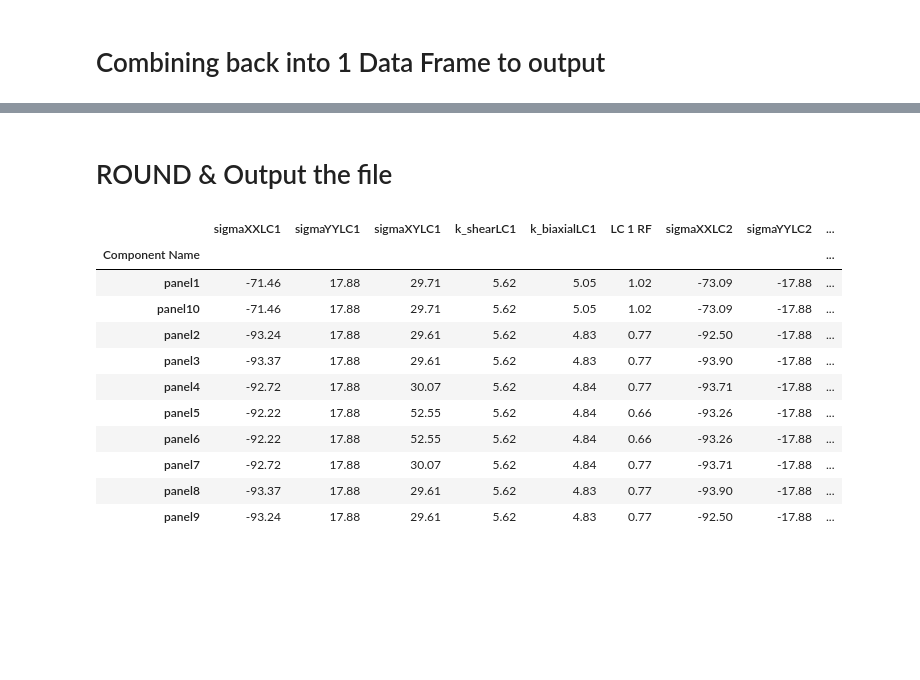
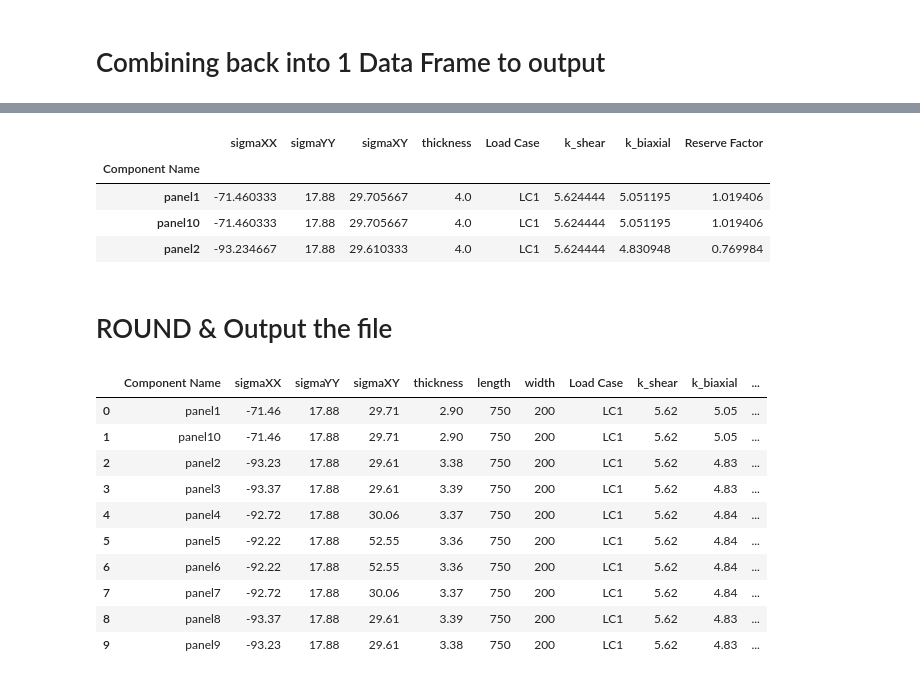
Before and after one commit to fabianober/tum-ase-project-2025-1_2, a Jupyter notebook: prototyping_notebooks/task_1e.ipynb, the cells around one changed output, grey strips where cells are left out. Cells and saved outputs as stored; diff of their text form; code cells hidden in the pictures; blank space fills up the shorter version.

```diff
--- a/prototyping_notebooks/task_1e.ipynb
+++ b/prototyping_notebooks/task_1e.ipynb
@@ -212,6 +174,0 @@ panelLC1.head(3)
-# %%
-# Rename columns to be unambigous
-panelLC1 = panelLC1.rename(columns={"Reserve Factor": "LC 1 RF", 'sigmaXX':'sigmaXXLC1', 'sigmaYY':'sigmaYYLC1', 'sigmaXY':'sigmaXYLC1', 'k_shear':'k_shearLC1', 'k_biaxial':'k_biaxialLC1'})
-panelLC2 = panelLC2.rename(columns={"Reserve Factor": "LC 2 RF", 'sigmaXX':'sigmaXXLC2', 'sigmaYY':'sigmaYYLC2', 'sigmaXY':'sigmaXYLC2', 'k_shear':'k_shearLC2', 'k_biaxial':'k_biaxialLC2'})
-panelLC3 = panelLC3.rename(columns={"Reserve Factor": "LC 3 RF", 'sigmaXX':'sigmaXXLC3', 'sigmaYY':'sigmaYYLC3', 'sigmaXY':'sigmaXYLC3', 'k_shear':'k_shearLC3', 'k_biaxial':'k_biaxialLC3'})
-panelLC1
@@ -231,4 +175,5 @@ panelLC1
 # %%
-outputDf = pd.concat([panelLC1, panelLC2, panelLC3], axis=1)
+outputDf = pd.concat([panelLC1, panelLC2, panelLC3], axis=0)
+outputDf = outputDf.reset_index()
 outputDf
 # %% [output]
@@ -246,0 +199,3 @@ outputDf
+# %%
+outputDf["thickness"] = outputDf.apply(panelBuckReverse,EModulus=EModulus, nu=nu, axis=1)
+outputDf
@@ -247,19 +220,28 @@ outputDf
+# %%
+#Drop irrelevant columns
+outputDf = outputDf.drop(['length', 'width'], axis=1)
+outputDf.head(3)
+# %% [output]
+|  | sigmaXX | sigmaYY | sigmaXY | thickness | Load Case | k_shear | k_biaxial | Reserve Factor |
+| Component Name |  |  |  |  |  |  |  |  |
+| panel1 | -71.460333 | 17.88 | 29.705667 | 4.0 | LC1 | 5.624444 | 5.051195 | 1.019406 |
+| panel10 | -71.460333 | 17.88 | 29.705667 | 4.0 | LC1 | 5.624444 | 5.051195 | 1.019406 |
+| panel2 | -93.234667 | 17.88 | 29.610333 | 4.0 | LC1 | 5.624444 | 4.830948 | 0.769984 |
 # %% [markdown]
 # ROUND & Output the file
 # %%
 outputDf = outputDf.round(rounding_digits)
-outputDf.to_excel(f'../data/{name}/output/processed_e.xlsx')
+outputDf.to_csv(f'../data/{name}/output/processed_e.csv')
 outputDf.head(10)
 # %% [output]
-|  | sigmaXXLC1 | sigmaYYLC1 | sigmaXYLC1 | k_shearLC1 | k_biaxialLC1 | LC 1 RF | sigmaXXLC2 | sigmaYYLC2 | ... |
-| Component Name |  |  |  |  |  |  |  |  | ... |
-| panel1 | -71.46 | 17.88 | 29.71 | 5.62 | 5.05 | 1.02 | -73.09 | -17.88 | ... |
-| panel10 | -71.46 | 17.88 | 29.71 | 5.62 | 5.05 | 1.02 | -73.09 | -17.88 | ... |
-| panel2 | -93.24 | 17.88 | 29.61 | 5.62 | 4.83 | 0.77 | -92.50 | -17.88 | ... |
-| panel3 | -93.37 | 17.88 | 29.61 | 5.62 | 4.83 | 0.77 | -93.90 | -17.88 | ... |
-| panel4 | -92.72 | 17.88 | 30.07 | 5.62 | 4.84 | 0.77 | -93.71 | -17.88 | ... |
-| panel5 | -92.22 | 17.88 | 52.55 | 5.62 | 4.84 | 0.66 | -93.26 | -17.88 | ... |
-| panel6 | -92.22 | 17.88 | 52.55 | 5.62 | 4.84 | 0.66 | -93.26 | -17.88 | ... |
-| panel7 | -92.72 | 17.88 | 30.07 | 5.62 | 4.84 | 0.77 | -93.71 | -17.88 | ... |
-| panel8 | -93.37 | 17.88 | 29.61 | 5.62 | 4.83 | 0.77 | -93.90 | -17.88 | ... |
-| panel9 | -93.24 | 17.88 | 29.61 | 5.62 | 4.83 | 0.77 | -92.50 | -17.88 | ... |
+|  | Component Name | sigmaXX | sigmaYY | sigmaXY | thickness | length | width | Load Case | k_shear | k_biaxial | ... |
+| 0 | panel1 | -71.46 | 17.88 | 29.71 | 2.90 | 750 | 200 | LC1 | 5.62 | 5.05 | ... |
+| 1 | panel10 | -71.46 | 17.88 | 29.71 | 2.90 | 750 | 200 | LC1 | 5.62 | 5.05 | ... |
+| 2 | panel2 | -93.23 | 17.88 | 29.61 | 3.38 | 750 | 200 | LC1 | 5.62 | 4.83 | ... |
+| 3 | panel3 | -93.37 | 17.88 | 29.61 | 3.39 | 750 | 200 | LC1 | 5.62 | 4.83 | ... |
+| 4 | panel4 | -92.72 | 17.88 | 30.06 | 3.37 | 750 | 200 | LC1 | 5.62 | 4.84 | ... |
+| 5 | panel5 | -92.22 | 17.88 | 52.55 | 3.36 | 750 | 200 | LC1 | 5.62 | 4.84 | ... |
+| 6 | panel6 | -92.22 | 17.88 | 52.55 | 3.36 | 750 | 200 | LC1 | 5.62 | 4.84 | ... |
+| 7 | panel7 | -92.72 | 17.88 | 30.06 | 3.37 | 750 | 200 | LC1 | 5.62 | 4.84 | ... |
+| 8 | panel8 | -93.37 | 17.88 | 29.61 | 3.39 | 750 | 200 | LC1 | 5.62 | 4.83 | ... |
+| 9 | panel9 | -93.23 | 17.88 | 29.61 | 3.38 | 750 | 200 | LC1 | 5.62 | 4.83 | ... |
```
Also changed, not shown: parts of 10 cells of this notebook, 4 other files.
